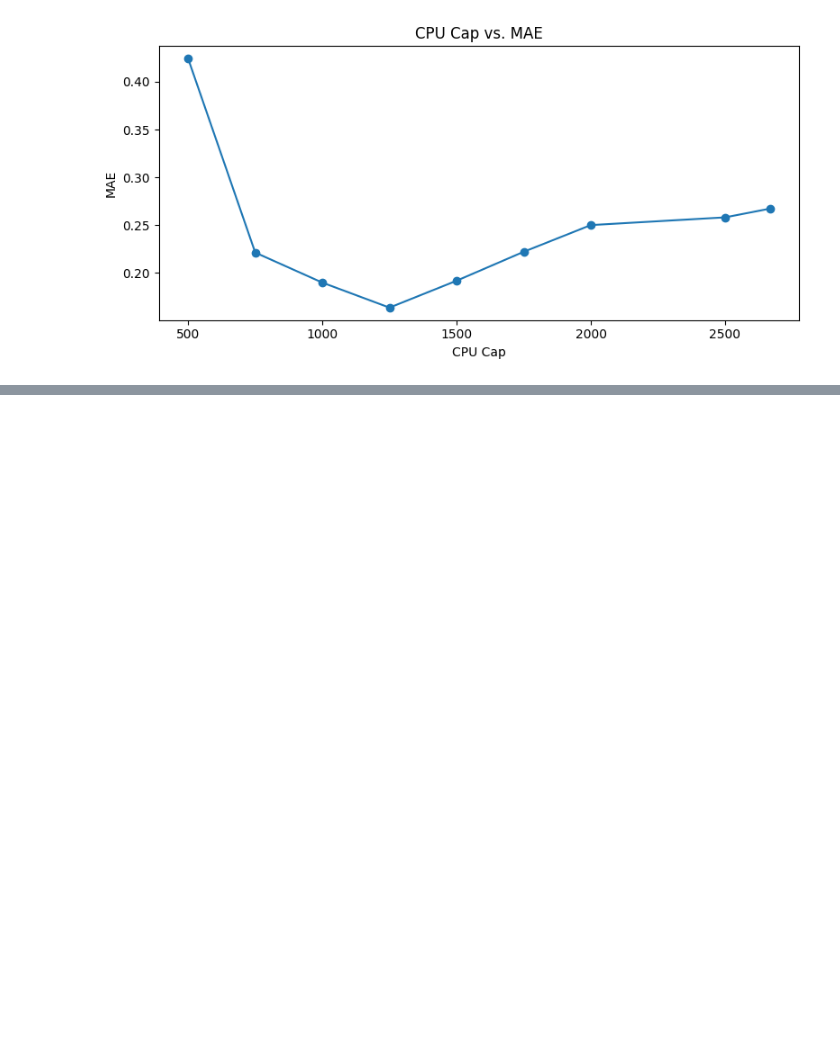
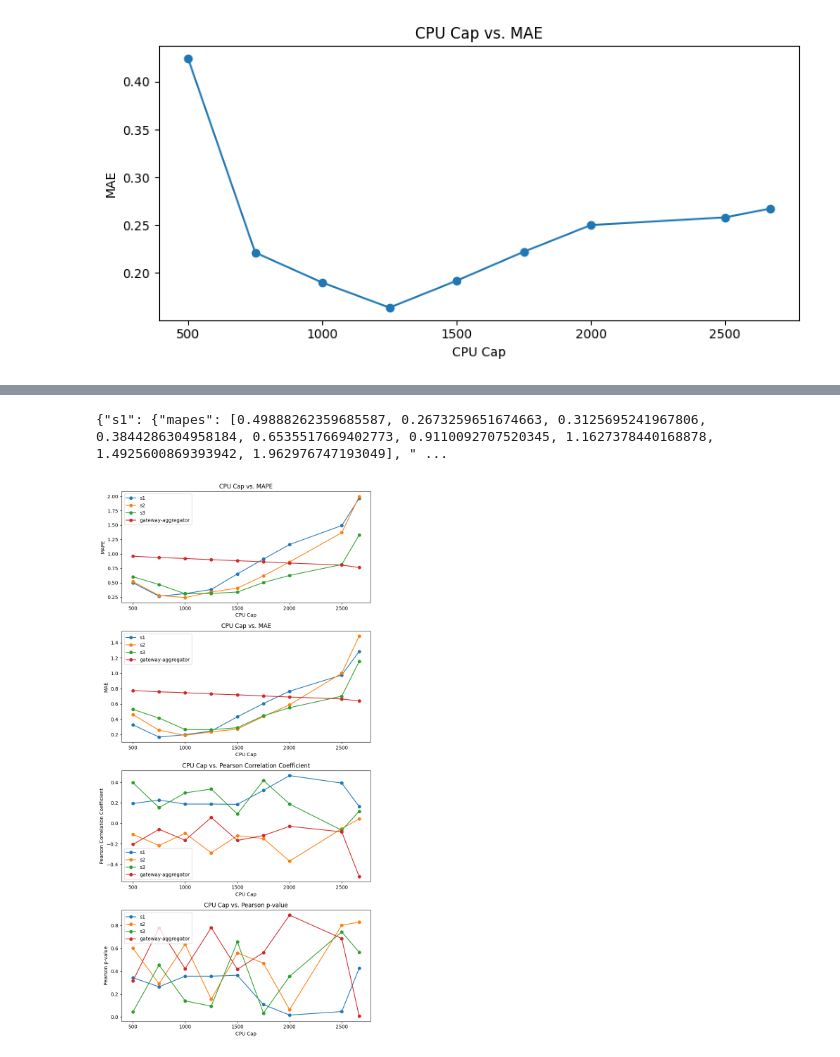
Before and after one commit to wmeijer221/muBench-experiment, a Jupyter notebook: gssi_experiment/gateway_aggregator/gateway_aggregator_analysis_global.ipynb, the cells around one changed output, grey strips where cells are left out. Saved outputs shown, nothing was run; the diff lists cells and outputs as text; code cells hidden in the pictures; blank space fills up the shorter version.

```diff
--- a/gssi_experiment/gateway_aggregator/gateway_aggregator_analysis_global.ipynb
+++ b/gssi_experiment/gateway_aggregator/gateway_aggregator_analysis_global.ipynb
@@ -440,0 +484,79 @@ create_multi_line_charts(x_values, y_values, x_labels, y_labels)
+# %%
+service_metrics = {service: None for service in services}
+
+for service in services:
+    real_cpu_key = real_cpu_key_format.format(service=service)
+    synth_cpu_key = synth_cpu_key_format.format(service=service)
+
+    # Calculates the performance metrics for non-normalized data.
+    cpu_caps, mapes, maes, corrs, pvals = get_performance_metrics(
+        or_df, real_cpu_key, synth_cpu_key
+    )
+    service_metrics[service] = {
+        "mapes": mapes,
+        "maes": maes,
+        "corrs": corrs,
+        "pvals": pvals,
+    }
+
+# Prints the results (the `replace()` calls are for formatting).
+print(json.dumps(service_metrics))
+# %% [output]
+{"s1": {"mapes": [0.49888262359685587, 0.2673259651674663, 0.3125695241967806, 0.3844286304958184, 0.6535517669402773, 0.9110092707520345, 1.1627378440168878, 1.4925600869393942, 1.962976747193049], " ...
+# %%
+def create_multi_line_charts(x_values_list, y_values_list, lines, xlabels, ylabels):
+    """
+    Create multiple line charts in subfigures.
+
+    Parameters:
+    - x_values_list: List of lists, each containing x-axis values for a line chart.
+    - y_values_list: List of lists, each containing y-axis values for a line chart.
+    - xlabels: Labels for the x-axis.
+    - ylabels: Labels for the y-axis.
+    """
+    num_charts = len(x_values_list)
+
+    # Create subplots
+    fig, axs = plt.subplots(num_charts, 1, figsize=(8, 4 * num_charts))
+
+    # Iterate through each set of x and y values
+    for i in range(num_charts):
+        ax = axs[i] if num_charts > 1 else axs  # Use a single subplot if only one chart
+
+        # Plot multiple lines on the same subplot
+        for j in range(len(y_values_list[i])):
+            ax.plot(
+                x_values_list[i],
+                y_values_list[i][j],
+                marker="o",
+                linestyle="-",
+                label=lines[j],
+            )
+
+        # Set labels and title for each subplot
+        ax.set_xlabel(xlabels[i])
+        ax.set_ylabel(ylabels[i])
+        title = f"{xlabels[i]} vs. {ylabels[i]}"
+        ax.set_title(title)
+        ax.legend()
+
+    # Adjust layout
+    plt.tight_layout()
+
+    # Show the plot
+    plt.show()
+
+
+mapes = [service_metrics[service]["mapes"] for service in services]
+maes = [service_metrics[service]["maes"] for service in services]
+corrs = [service_metrics[service]["corrs"] for service in services]
+pvals = [service_metrics[service]["pvals"] for service in services]
+
+y_values = [mapes, maes, corrs, pvals]
+y_labels = ["MAPE", "MAE", "Pearson Correlation Coefficient", "Pearson p-value"]
+x_values = [cpu_caps for _ in y_values]
+x_labels = ["CPU Cap" for _ in y_values]
+
+create_multi_line_charts(x_values, y_values, services, x_labels, y_labels)
+# %% [output]
+[figure, added]
```
Also changed, not shown: parts of 14 cells of this notebook, 1 other file.
